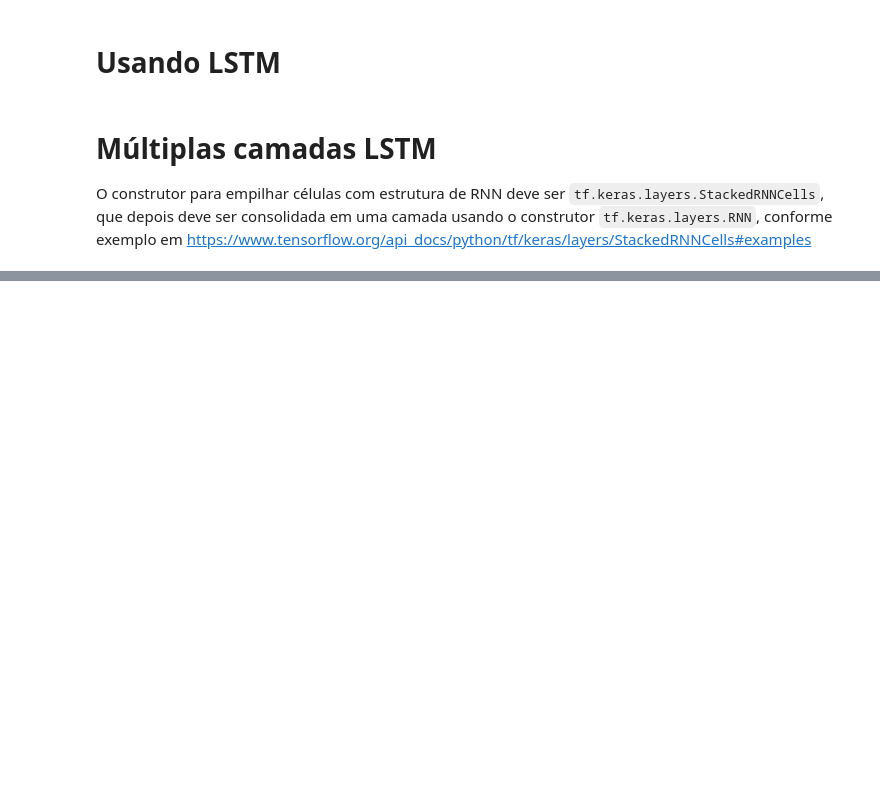
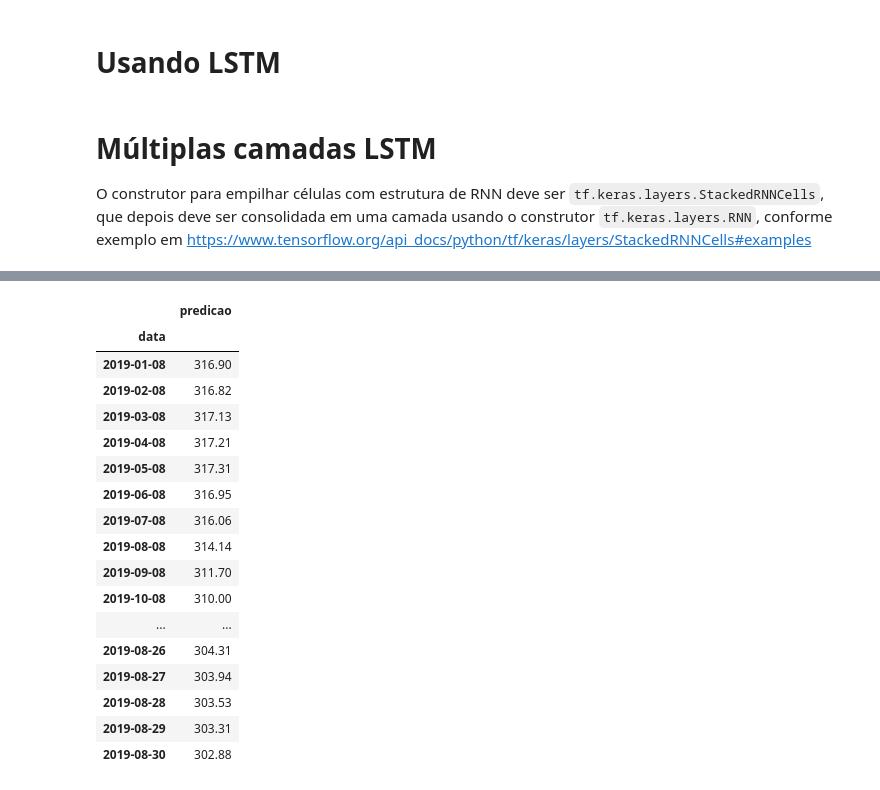
Before and after one commit to alinerguio/hackathon-JPAAgro, a Jupyter notebook: code/serie_temporal_rede_recorrente_dados_processados-Copy1.ipynb, the cells around one changed output, grey strips where cells are left out. Saved outputs shown, nothing was run; the diff lists cells and outputs as text; code cells hidden in the pictures; blank space fills up the shorter version.

```diff
--- a/code/serie_temporal_rede_recorrente_dados_processados-Copy1.ipynb
+++ b/code/serie_temporal_rede_recorrente_dados_processados-Copy1.ipynb
@@ -276,3 +284,5 @@ mae
 print(np.sqrt(
         np.square(
             np.subtract(y_teste2, previsoes2)).mean()))
+# %%
+file = open('predicted_values.txt').read()
@@ -278,0 +338,22 @@ print(np.sqrt(
+# %%
+final_data.index = pd.to_datetime(final_data.index)
+final_data
+# %% [output]
+|  | predicao |
+| data |  |
+| 2019-01-08 | 316.90 |
+| 2019-02-08 | 316.82 |
+| 2019-03-08 | 317.13 |
+| 2019-04-08 | 317.21 |
+| 2019-05-08 | 317.31 |
+| 2019-06-08 | 316.95 |
+| 2019-07-08 | 316.06 |
+| 2019-08-08 | 314.14 |
+| 2019-09-08 | 311.70 |
+| 2019-10-08 | 310.00 |
+| ... | ... |
+| 2019-08-26 | 304.31 |
+| 2019-08-27 | 303.94 |
+| 2019-08-28 | 303.53 |
+| 2019-08-29 | 303.31 |
+| 2019-08-30 | 302.88 |
```
Also changed, not shown: parts of 13 cells of this notebook, 3 other files.
